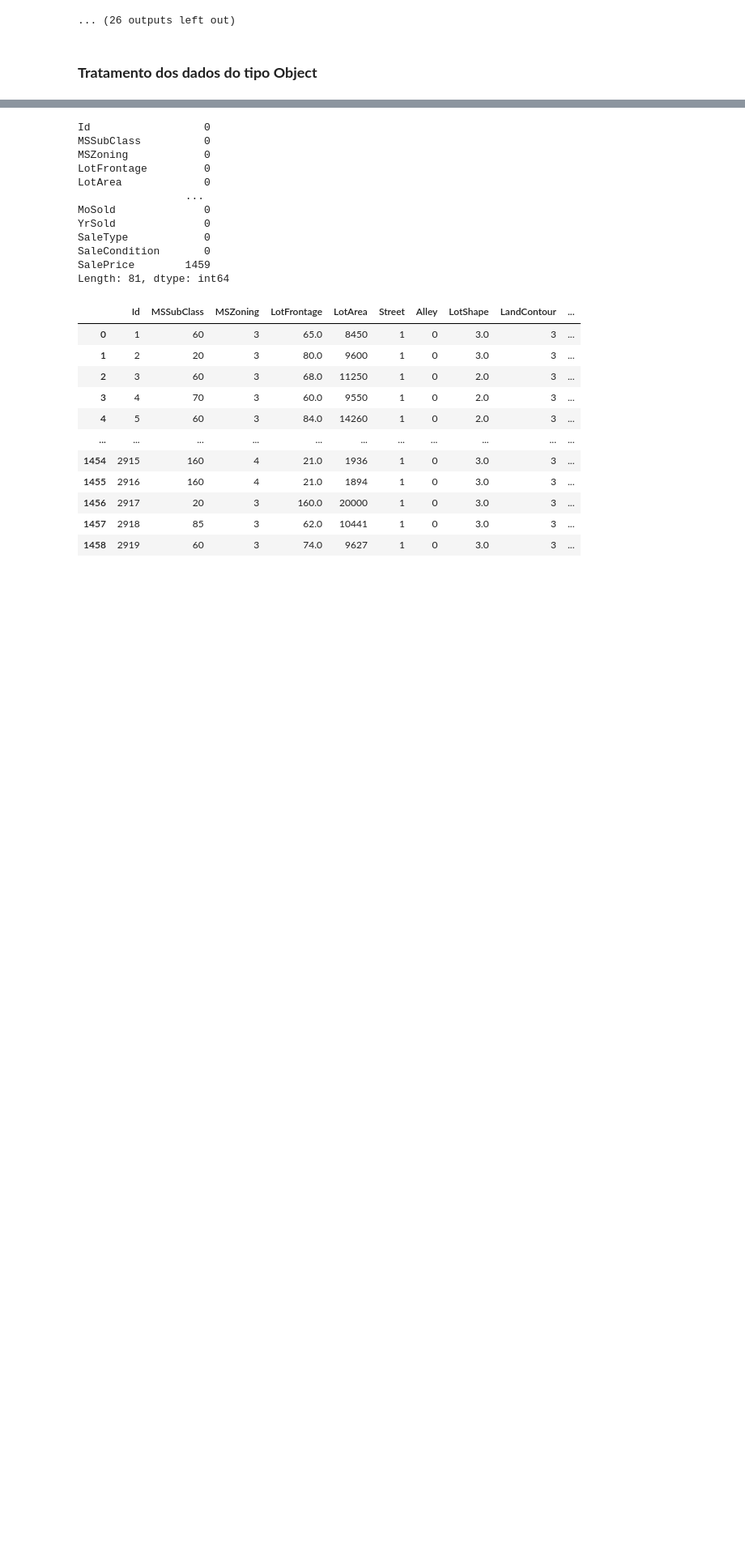
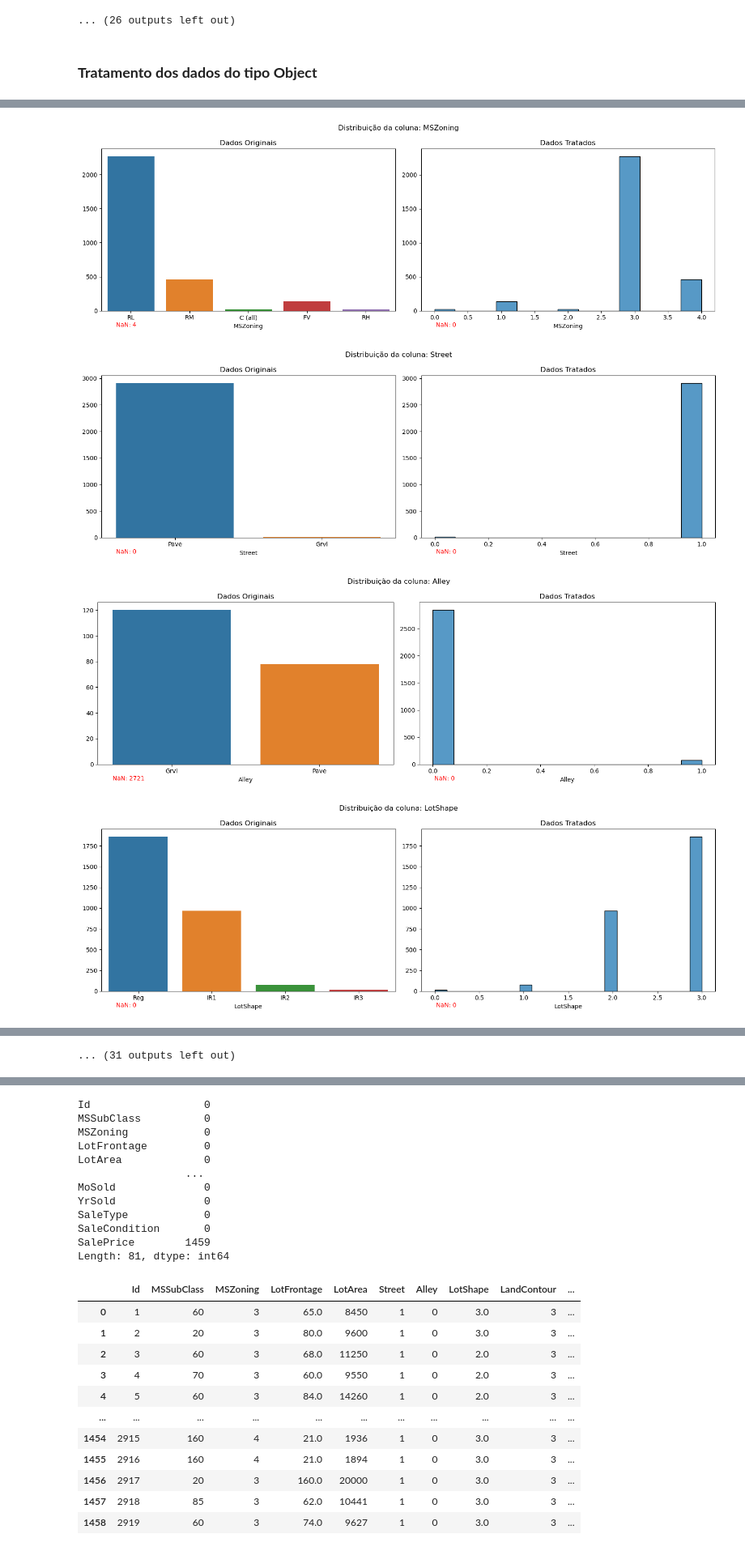
Before and after one commit to jherfson/DataThon, a Jupyter notebook: datathon.ipynb, the cells around one changed output, grey strips where cells are left out. Shown at 81% size. Cells and saved outputs as stored; diff of their text form; code cells hidden in the pictures; blank space fills up the shorter version.

Commit message:
plot dos dados do tipo object

```diff
--- a/datathon.ipynb
+++ b/datathon.ipynb
@@ -367,0 +370,40 @@ def tratar_lot_frontage(df):
+# %%
+def visualizar_tratamentos(df_original, df_tratado, colunas=None):
+    if colunas is None:
+        colunas = df_original.select_dtypes(include=['object']).columns
+
+    for coluna in colunas:
+        fig, (ax1, ax2) = plt.subplots(1, 2, figsize=(15, 5))
+        fig.suptitle(f'Distribuição da coluna: {coluna}')
+
+        # Plot original
+        if df_original[coluna].dtype == 'object':
+            sns.countplot(data=df_original, x=coluna, ax=ax1)
+        else:
+            sns.histplot(data=df_original, x=coluna, ax=ax1)
+        ax1.set_title('Dados Originais')
+        ax1.set_ylabel('')
+
+        nan_count = df_original[coluna].isna().sum()
+        ax1.text(0.05, -0.1, f'NaN: {nan_count}', transform=ax1.transAxes, color='red')
+
+        # plot tratado
+        if df_tratado[coluna].dtype == 'object':
+            sns.countplot(data=df_tratado, x=coluna, ax=ax2)
+        else:
+            sns.histplot(data=df_tratado, x=coluna, ax=ax2)
+        ax2.set_title('Dados Tratados')
+        ax2.set_ylabel('')
+
+        nan_count_tratado = df_tratado[coluna].isna().sum()
+        ax2.text(0.05, -0.1, f'NaN: {nan_count_tratado}', transform=ax2.transAxes, color='red')
+
+        plt.tight_layout()
+        plt.show()
+# %%
+visualizar_tratamentos(df_concat, df_tratados)
+# %% [output]
+[figure, added]
+[figure, added]
+[figure, added]
+[figure, added]
@@ -367,0 +418 @@ def tratar_lot_frontage(df):
+... (31 outputs left out)
```
Also changed, not shown: parts of 3 cells of this notebook.
